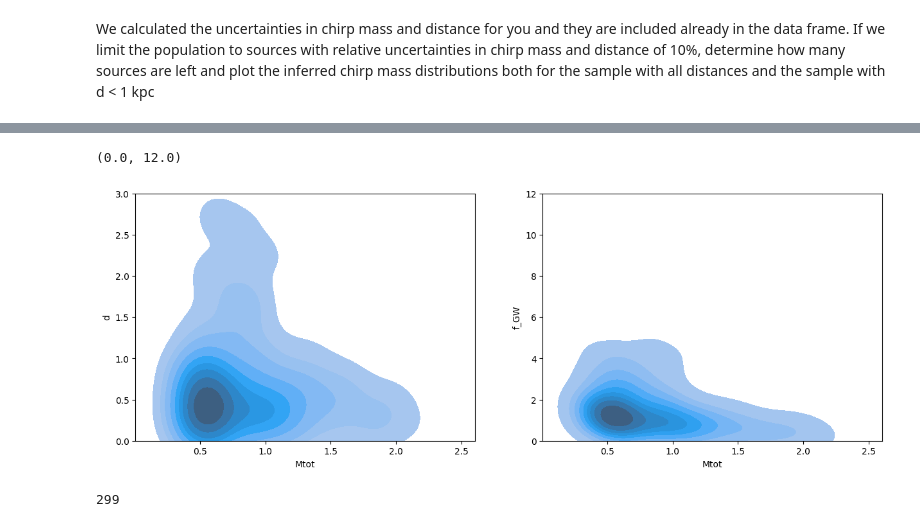
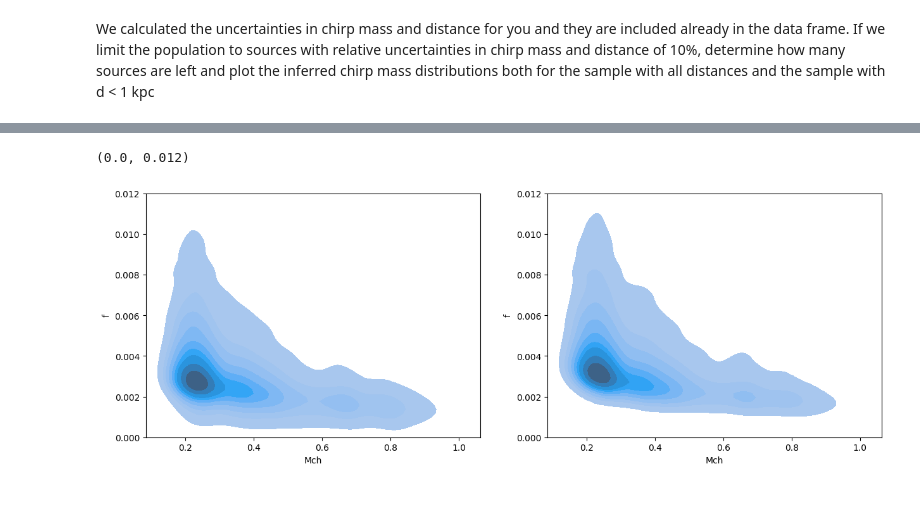
Before and after one commit to nelemans/LISA_GB_population, a Jupyter notebook: LISA_community_day_populations.ipynb, the cells around one changed output, grey strips where cells are left out. Drawn from its saved outputs; the diff is of its cells as text; code cells hidden in the pictures; blank space fills up the shorter version.

```diff
--- a/LISA_community_day_populations.ipynb
+++ b/LISA_community_day_populations.ipynb
@@ -355,4 +345,0 @@ maskAngles = data['exactSNR'] > 7
-# %%
-data['Mchirp'] = Mch(data['M1'],data['M2'])
-# %%
-data['Mtot'] = data['M1']+data['M2']
@@ -384,2 +345,0 @@ print(gal_d)
-# %%
-data['gal_d'] = gal_d
@@ -560,0 +445,8 @@ We calculated the uncertainties in chirp mass and distance for you and they are
+# %%
+# code
+maskM = (data['ExactSNR'] > 7) & (data['stdM']/data['Mch'] < 0.2)
+masknotM = (data['ExactSNR'] > 7) & (data['stdM']/data['Mch'] > 0.2)
+maskD = (data['ExactSNR'] > 7) & (data['stdD']/data['d'] < 0.25)
+maskMD = (data['ExactSNR'] > 7) & (data['stdM']/data['Mch'] < 0.2) & (data['stdD']/data['d'] < 0.25)
+maskMD2 = (data['ExactSNR'] > 7) & (data['stdM']/data['Mch'] < 0.2) & (data['stdD']/data['d'] < 0.25) & (data['d'] < 2)
+maskMEM = (data['ExactSNR'] > 7) & ((data['stdM']/data['Mch'] < 0.2) | (data['mag']  < 21))
@@ -561,19 +512,12 @@ We calculated the uncertainties in chirp mass and distance for you and they are
 # %%
-#Total mass
-mask = (data['exactSNR'] > 7) & (data['g_mag2'] < 21)
 fig = plt.figure(figsize=(15, 5))
 ax = fig.add_subplot(121)
-sns.kdeplot(data[mask],x='Mtot',y='d',fill=True)
-plt.ylim([0,3])
+sns.kdeplot(data[maskExact],x='Mch',y='f',fill=True)
+plt.ylim([0,12e-3])
 
 ax = fig.add_subplot(122)
-sns.kdeplot(data[mask],x='Mtot',y='f_GW',fill=True)
-plt.ylim([0,12])
+sns.kdeplot(data[maskMD],x='Mch',y='f',fill=True)
+plt.ylim([0,12e-3])
 # %% [output]
-(0.0, 12.0)
+(0.0, 0.012)
-[figure, old version]
+[figure, new version]
-# %%
-mask = (data['exactSNR'] > 7) & (data['f_GW'] < 50) & (data['g_mag2'] < 21)
-len(data[mask])
-# %% [output]
-299
```
Also changed, not shown: parts of 44 cells of this notebook.
